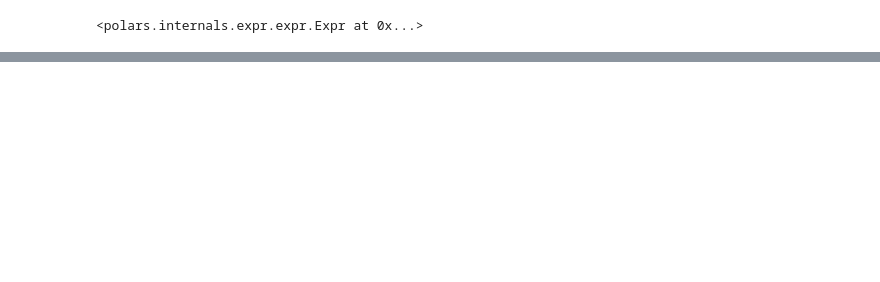
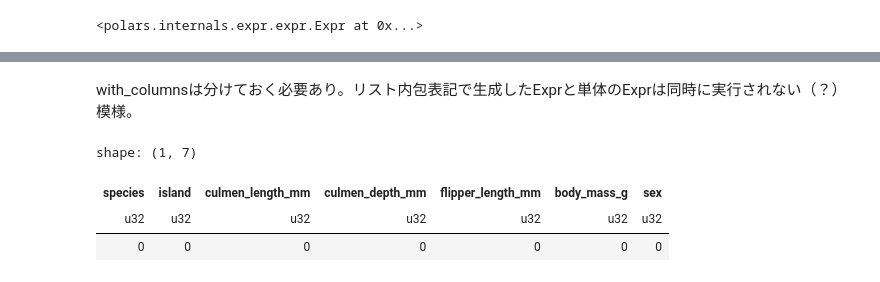
Before and after one commit to Mr-Garlic-Shrimp/TIL, a Jupyter notebook: Machine_Learning/ML_notebook-17(Missing_Value_Imputing_2).ipynb, the cells around one changed output, grey strips where cells are left out. Saved outputs shown, nothing was run; the diff lists cells and outputs as text; code cells hidden in the pictures; blank space fills up the shorter version.

```diff
--- a/Machine_Learning/ML_notebook-17(Missing_Value_Imputing_2).ipynb
+++ b/Machine_Learning/ML_notebook-17(Missing_Value_Imputing_2).ipynb
@@ -525,0 +538,9 @@ drop前のレコード数：344, drop後のレコード数334
+# %% [markdown]
+with_columnsは分けておく必要あり。リスト内包表記で生成したExprと単体のExprは同時に実行されない（？）模様。
+# %%
+df3.null_count()
+# %% [output]
+shape: (1, 7)
+| species | island | culmen_length_mm | culmen_depth_mm | flipper_length_mm | body_mass_g | sex |
+| u32 | u32 | u32 | u32 | u32 | u32 | u32 |
+| 0 | 0 | 0 | 0 | 0 | 0 | 0 |
```
Also changed, not shown: parts of 18 cells of this notebook, 1 other file.
